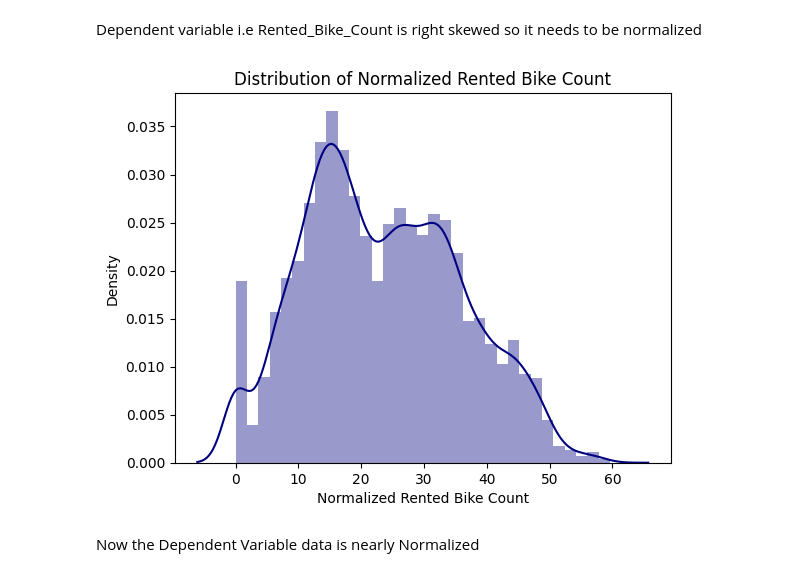
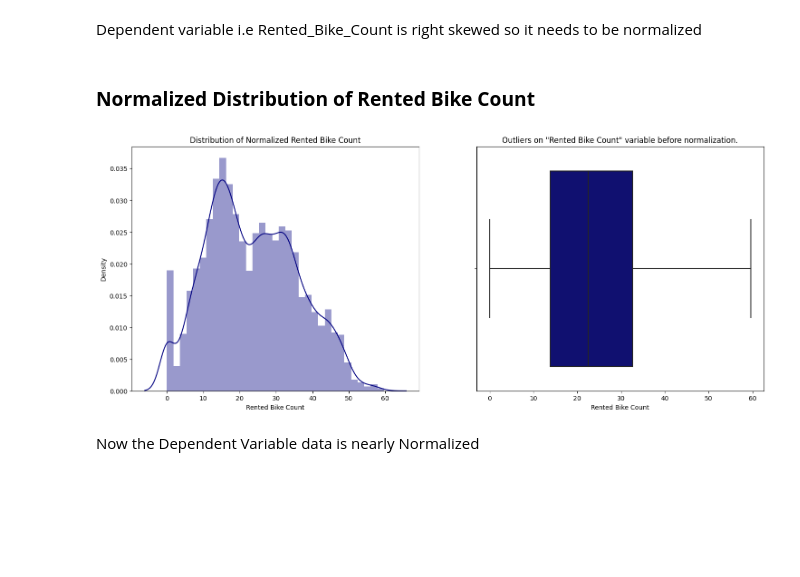
Before and after one commit to Deeppatel0510/Bike_Sharing_Demand_Prediction_ML_Regression, a Jupyter notebook: Bike_Sharing_Demand_Prediction.ipynb, the cells around one changed output. Drawn from its saved outputs; the diff is of its cells as text; code cells hidden in the pictures; blank space fills up the shorter version.

```diff
--- a/Bike_Sharing_Demand_Prediction.ipynb
+++ b/Bike_Sharing_Demand_Prediction.ipynb
@@ -226,20 +236,22 @@ plt.show()
 # %% [markdown]
 Dependent variable i.e Rented_Bike_Count is right skewed so it needs to be normalized
-# %%
-normalized_data = np.sqrt(bike['Rented_Bike_Count'])
-
-# Creates a distribution plot of the normalized rented bike count
-sns.distplot(normalized_data, color='navy')
-
-# Sets plot title, xticks, and yticks.
-plt.title('Distribution of Normalized Rented Bike Count')
-plt.xlabel('Normalized Rented Bike Count')
-plt.ylabel('Density')
-
-# Displays the plot with the provided title and labels.
-plt.show()
-# %% [output]
-[figure, removed]
+# %% [markdown]
+### **Normalized Distribution of Rented Bike Count**
+# %%
+normalized_data = np.sqrt(bike['Rented_Bike_Count'])
+
+# Using the squre root approach to normalize our target variable
+fig, ax = plt.subplots(1,2,figsize=(18,7))
+sns.distplot(x = normalized_data, color='navy', ax = ax[0])
+ax[0].set_title('Distribution of Normalized Rented Bike Count')
+ax[0].set_xlabel('Rented Bike Count')
+
+sns.boxplot(x = normalized_data, color='navy', ax = ax[1])
+ax[1].set_title('Outliers on "Rented Bike Count" variable before normalization.')
+ax[1].set_xlabel('Rented Bike Count')
+plt.show()
+# %% [output]
+[figure, added]
 # %% [markdown]
 Now the Dependent Variable data is nearly Normalized
 # %%
```
Also changed, not shown: parts of 33 cells of this notebook.
